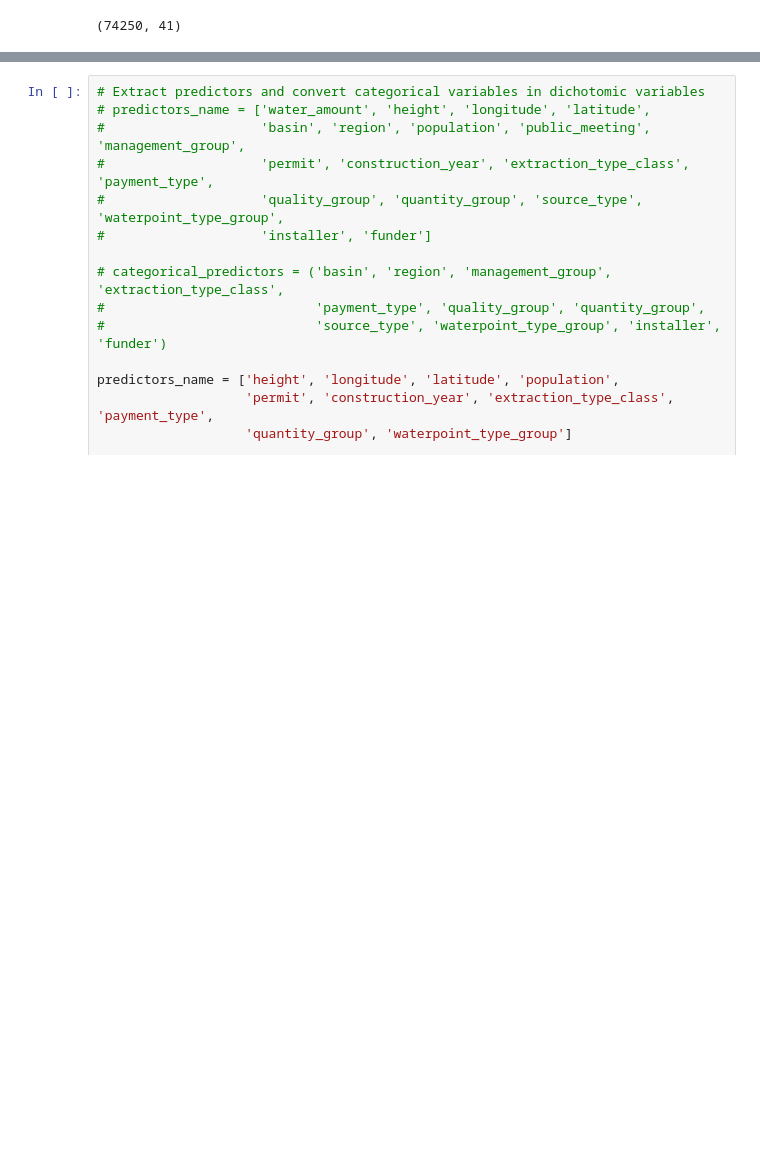
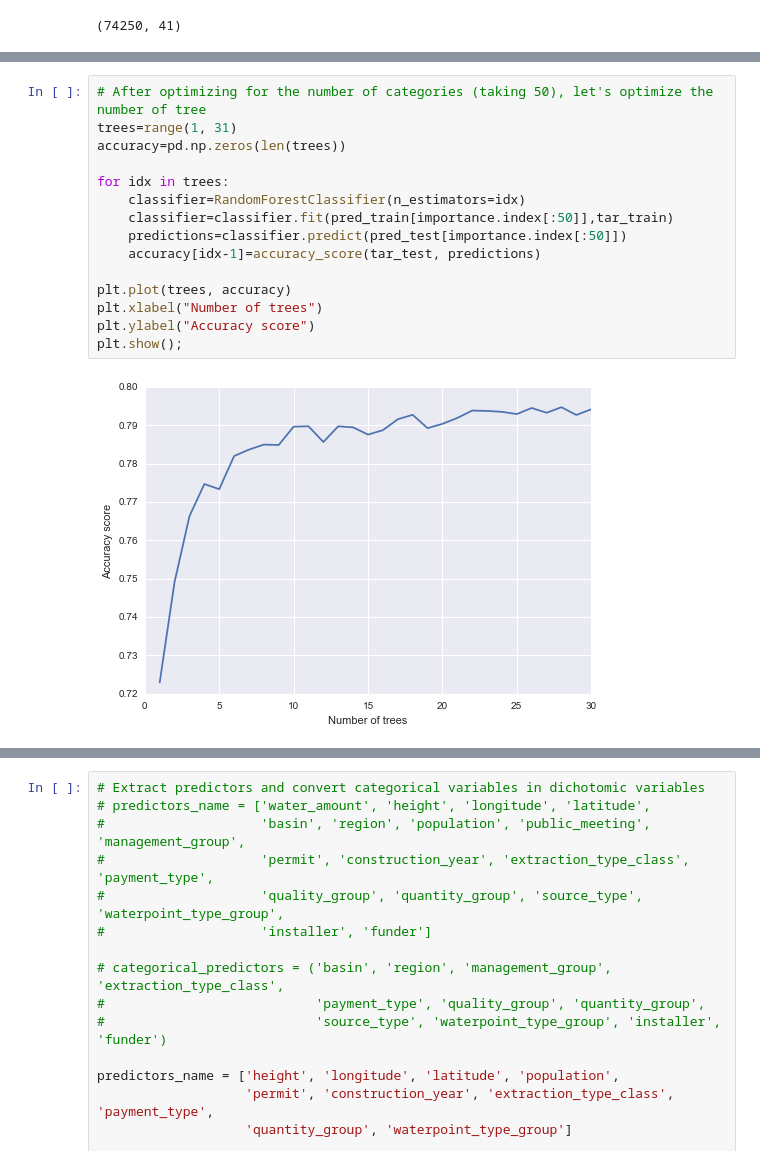
Before and after one commit to fcollonval/coursera_data_visualization, a Jupyter notebook: WaterPumpsPredictionAnalysis.ipynb, the cells around one changed output, grey strips where cells are left out. Cells and saved outputs as stored; diff of their text form; blank space fills up the shorter version.

```diff
--- a/WaterPumpsPredictionAnalysis.ipynb
+++ b/WaterPumpsPredictionAnalysis.ipynb
@@ -168,0 +196,17 @@ data.shape
+# %%
+# After optimizing for the number of categories (taking 50), let's optimize the number of tree
+trees=range(1, 31)
+accuracy=pd.np.zeros(len(trees))
+
+for idx in trees:
+    classifier=RandomForestClassifier(n_estimators=idx)
+    classifier=classifier.fit(pred_train[importance.index[:50]],tar_train)
+    predictions=classifier.predict(pred_test[importance.index[:50]])
+    accuracy[idx-1]=accuracy_score(tar_test, predictions)
+
+plt.plot(trees, accuracy)
+plt.xlabel("Number of trees")
+plt.ylabel("Accuracy score")
+plt.show();
+# %% [output]
+[figure, added]
```
Also changed, not shown: parts of 7 cells of this notebook.
